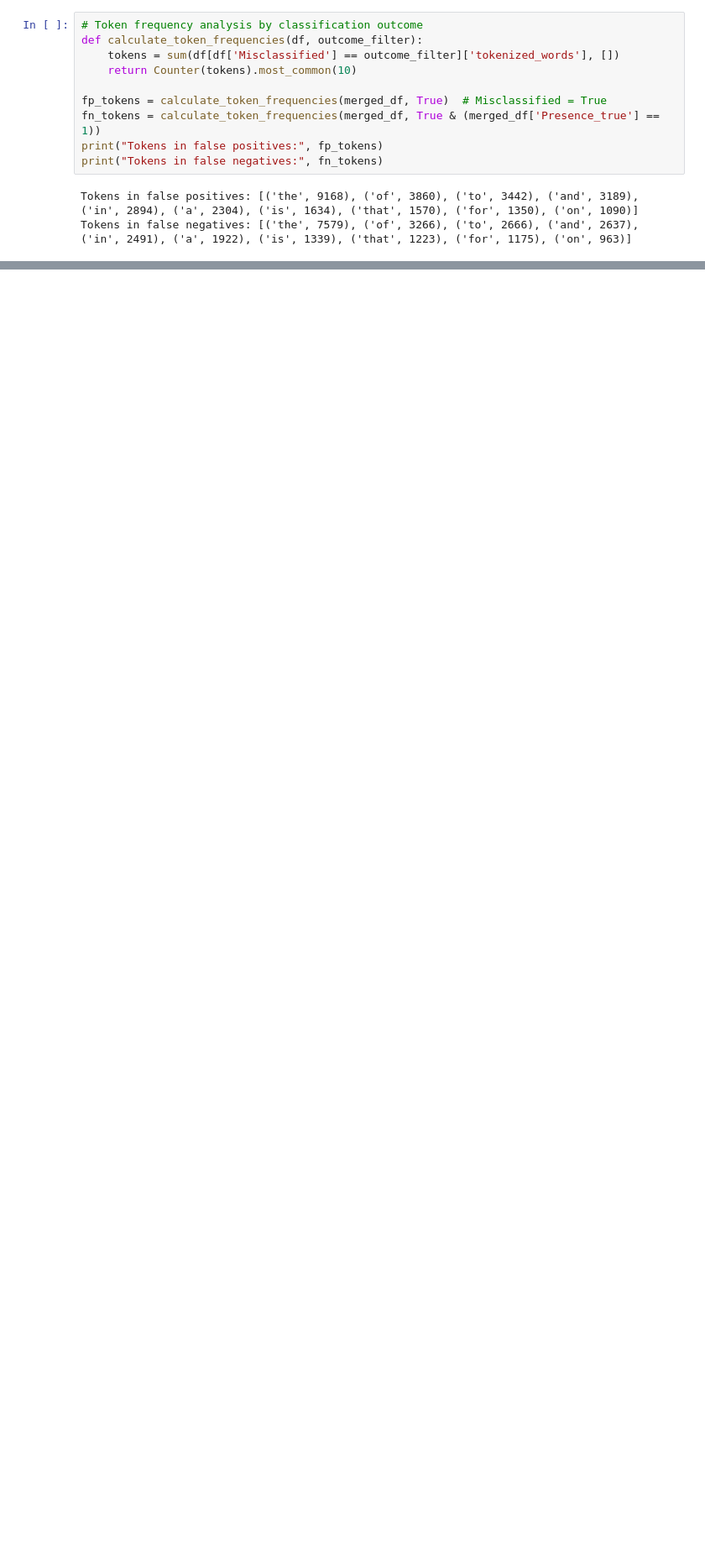
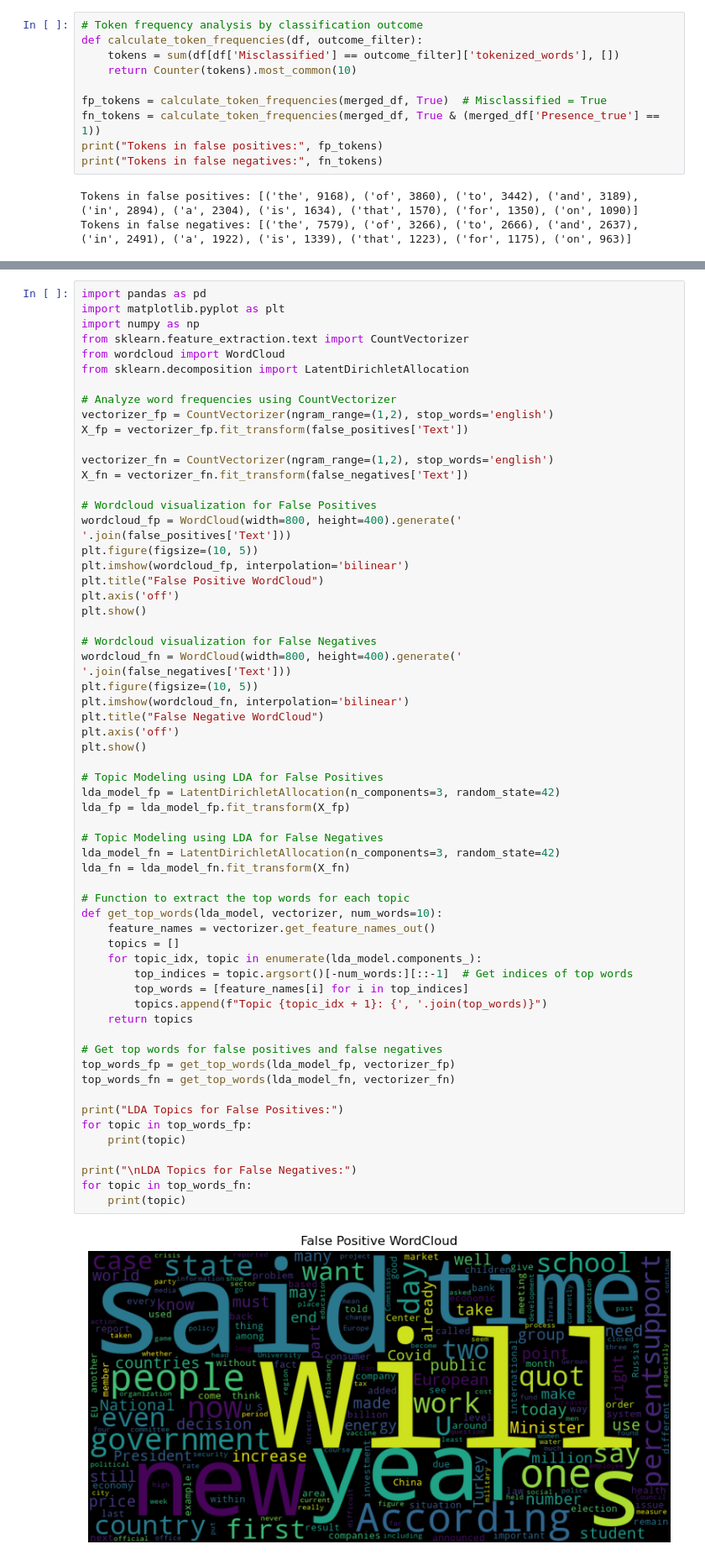
Before and after one commit to VictorMYeste/human-value-detection, a Jupyter notebook: data-prep/error-analysis.ipynb, the cells around one changed output, grey strips where cells are left out. Shown at 84% size. Cells and saved outputs as stored; diff of their text form; blank space fills up the shorter version.

```diff
--- a/data-prep/error-analysis.ipynb
+++ b/data-prep/error-analysis.ipynb
@@ -371,0 +405,62 @@ Tokens in false negatives: [('the', 7579), ('of', 3266), ('to', 2666), ('and', 2
+# %%
+import pandas as pd
+import matplotlib.pyplot as plt
+import numpy as np
+from sklearn.feature_extraction.text import CountVectorizer
+from wordcloud import WordCloud
+from sklearn.decomposition import LatentDirichletAllocation
+
+# Analyze word frequencies using CountVectorizer
+vectorizer_fp = CountVectorizer(ngram_range=(1,2), stop_words='english')
+X_fp = vectorizer_fp.fit_transform(false_positives['Text'])
+
+vectorizer_fn = CountVectorizer(ngram_range=(1,2), stop_words='english')
+X_fn = vectorizer_fn.fit_transform(false_negatives['Text'])
+
+# Wordcloud visualization for False Positives
+wordcloud_fp = WordCloud(width=800, height=400).generate(' '.join(false_positives['Text']))
+plt.figure(figsize=(10, 5))
+plt.imshow(wordcloud_fp, interpolation='bilinear')
+plt.title("False Positive WordCloud")
+plt.axis('off')
+plt.show()
+
+# Wordcloud visualization for False Negatives
+wordcloud_fn = WordCloud(width=800, height=400).generate(' '.join(false_negatives['Text']))
+plt.figure(figsize=(10, 5))
+plt.imshow(wordcloud_fn, interpolation='bilinear')
+plt.title("False Negative WordCloud")
+plt.axis('off')
+plt.show()
+
+# Topic Modeling using LDA for False Positives
+lda_model_fp = LatentDirichletAllocation(n_components=3, random_state=42)
+lda_fp = lda_model_fp.fit_transform(X_fp)
+
+# Topic Modeling using LDA for False Negatives
+lda_model_fn = LatentDirichletAllocation(n_components=3, random_state=42)
+lda_fn = lda_model_fn.fit_transform(X_fn)
+
+# Function to extract the top words for each topic
+def get_top_words(lda_model, vectorizer, num_words=10):
+    feature_names = vectorizer.get_feature_names_out()
+    topics = []
+    for topic_idx, topic in enumerate(lda_model.components_):
+        top_indices = topic.argsort()[-num_words:][::-1]  # Get indices of top words
+        top_words = [feature_names[i] for i in top_indices]
+        topics.append(f"Topic {topic_idx + 1}: {', '.join(top_words)}")
+    return topics
+
+# Get top words for false positives and false negatives
+top_words_fp = get_top_words(lda_model_fp, vectorizer_fp)
+top_words_fn = get_top_words(lda_model_fn, vectorizer_fn)
+
+print("LDA Topics for False Positives:")
+for topic in top_words_fp:
+    print(topic)
+
+print("\nLDA Topics for False Negatives:")
+for topic in top_words_fn:
+    print(topic)
+# %% [output]
+[figure, added]
```
Also changed, not shown: parts of 4 cells of this notebook, 4 other files.
